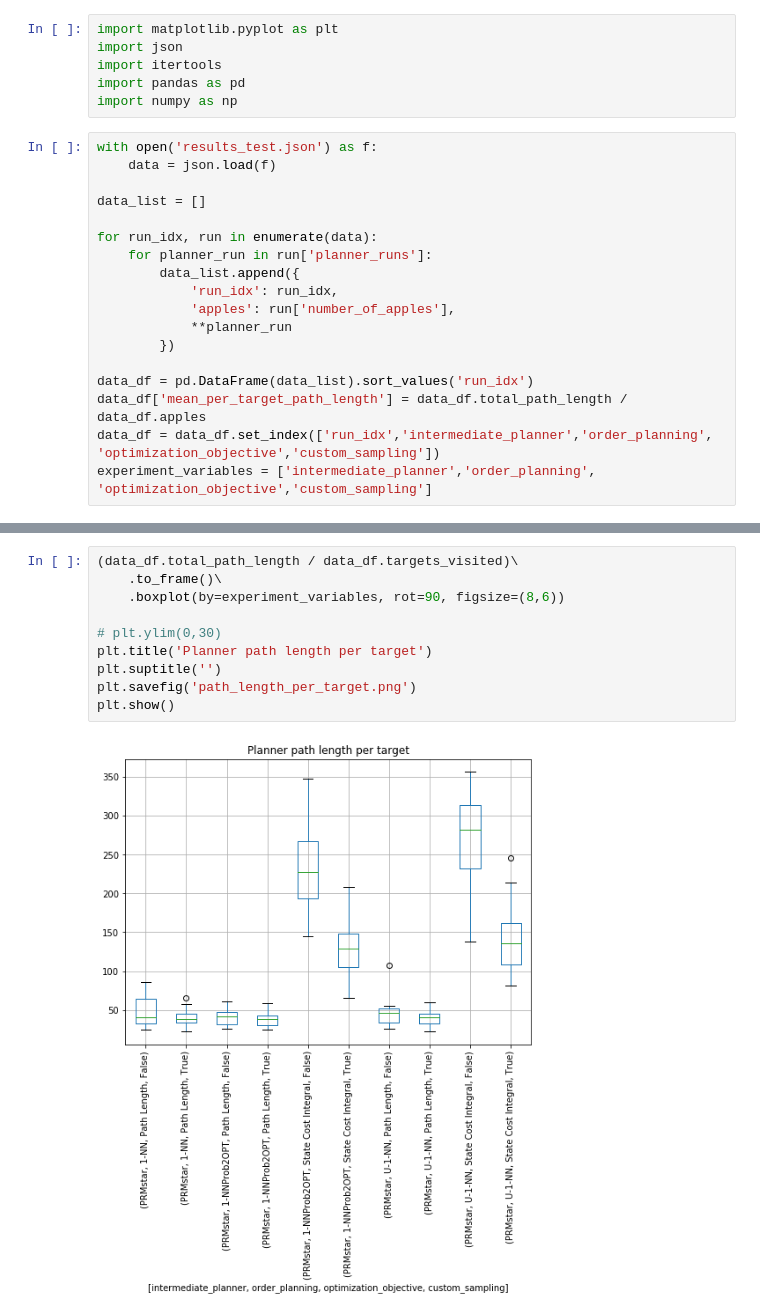
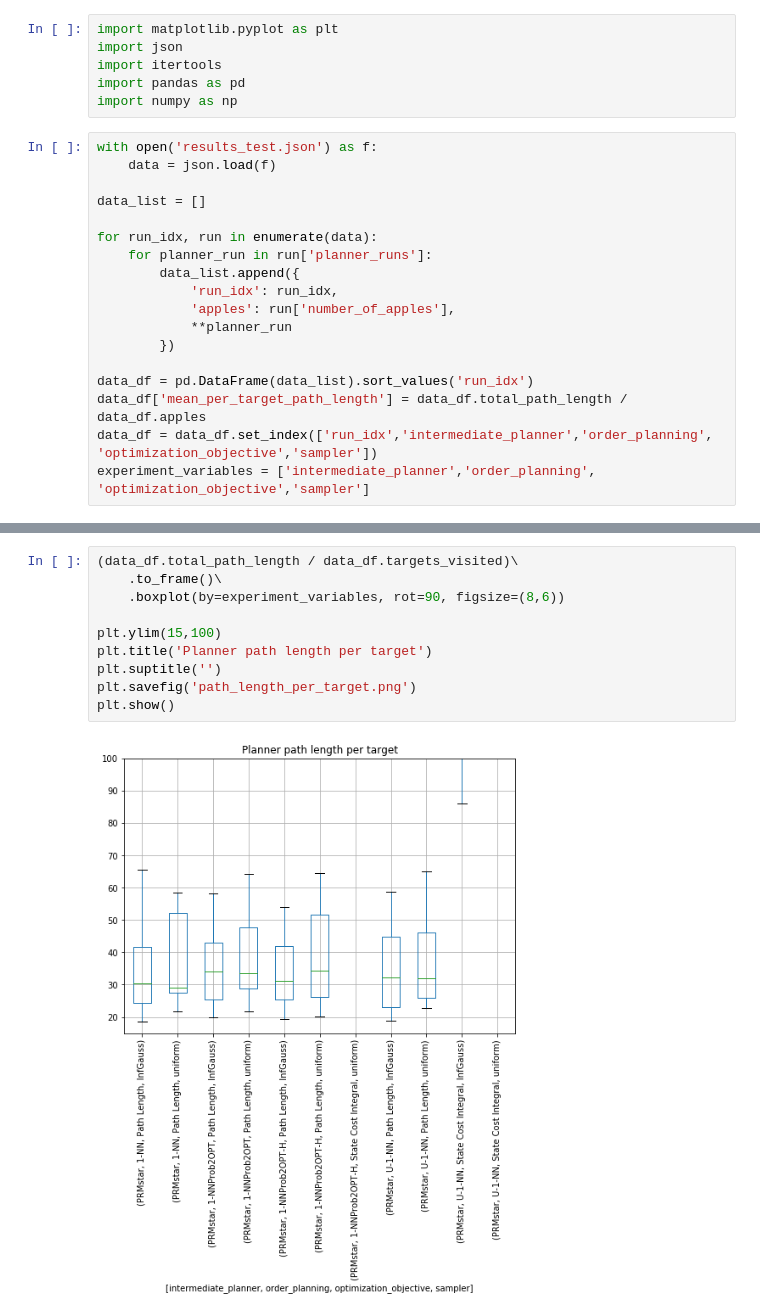
Before and after one commit to werner291/Multigoal-Orchard-Drone-Planning-Library, a Jupyter notebook: analysis/Performance Analysis.ipynb, the cells around one changed output, grey strips where cells are left out. Saved outputs shown, nothing was run; the diff lists cells and outputs as text.

```diff
--- a/analysis/Performance Analysis.ipynb
+++ b/analysis/Performance Analysis.ipynb
@@ -20,8 +20,8 @@ for run_idx, run in enumerate(data):
 
 data_df = pd.DataFrame(data_list).sort_values('run_idx')
 data_df['mean_per_target_path_length'] = data_df.total_path_length / data_df.apples
-data_df = data_df.set_index(['run_idx','intermediate_planner','order_planning', 'optimization_objective','custom_sampling'])
-experiment_variables = ['intermediate_planner','order_planning', 'optimization_objective','custom_sampling']
+data_df = data_df.set_index(['run_idx','intermediate_planner','order_planning', 'optimization_objective','sampler'])
+experiment_variables = ['intermediate_planner','order_planning', 'optimization_objective','sampler']
 # %%
 data_df
 # %% [output]
@@ -42,12 +42,12 @@ data_df
 # %%
 (data_df.total_path_length / data_df.targets_visited)\
     .to_frame()\
     .boxplot(by=experiment_variables, rot=90, figsize=(8,6))
 
-# plt.ylim(0,30)
+plt.ylim(15,100)
 plt.title('Planner path length per target')
 plt.suptitle('')
 plt.savefig('path_length_per_target.png')
 plt.show()
 # %% [output]
-[figure, old version]
+[figure, new version]
```
Also changed, not shown: parts of 5 cells of this notebook, 5 other files.
